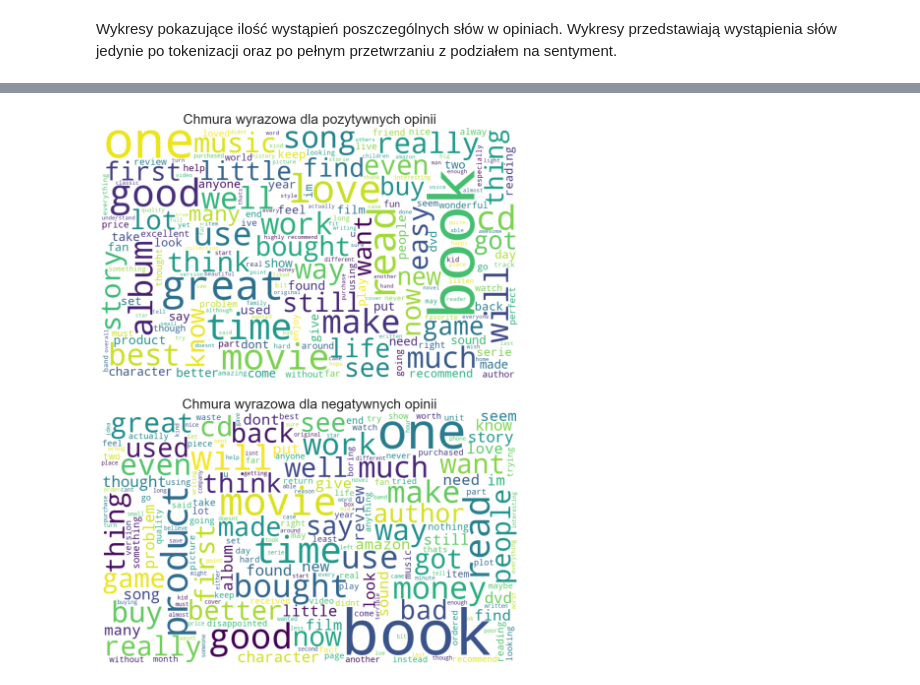
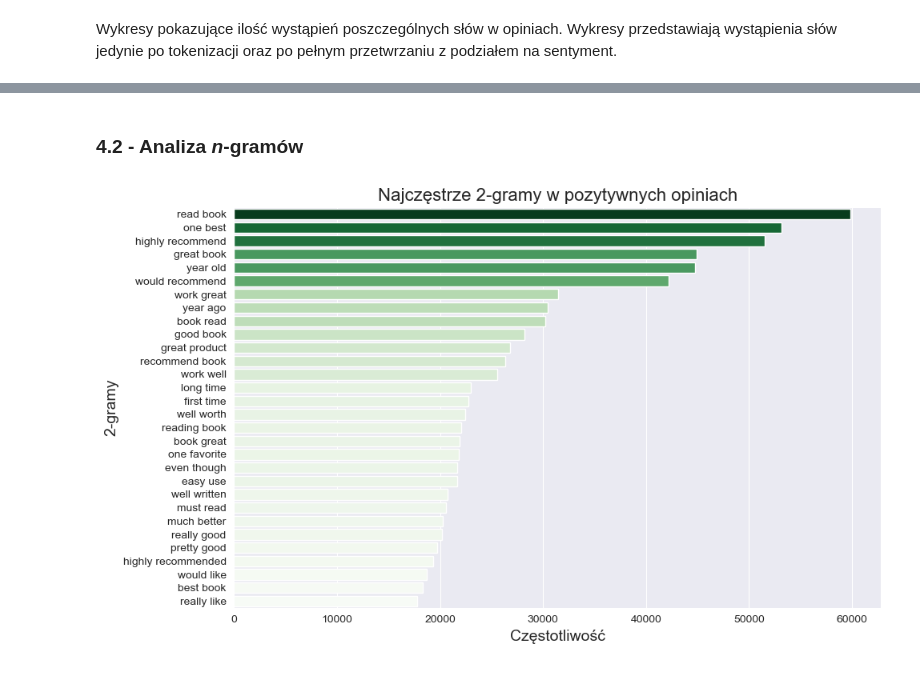
Before and after one commit to piatek5/ML-models-and-classifiers-analisis, a Jupyter notebook: main_notebook.ipynb, the cells around one changed output, grey strips where cells are left out. Drawn from its saved outputs; the diff is of its cells as text; code cells hidden in the pictures.

```diff
--- a/main_notebook.ipynb
+++ b/main_notebook.ipynb
@@ -270,23 +444,32 @@ plt.show()
-# %%
-positive_reviews = " ".join(curr_df[curr_df['opinion'] == 2]['Cleaned_Review'].tolist())
-negative_reviews = " ".join(curr_df[curr_df['opinion'] == 1]['Cleaned_Review'].tolist())
-
-wordcloud_positive = WordCloud(width=1000, height=600, background_color='white', max_font_size=150).generate(positive_reviews)
-wordcloud_negative = WordCloud(width=1000, height=600, background_color='white', max_font_size=150).generate(negative_reviews)
-
-plt.figure(figsize=(10, 12))
-
-plt.subplot(2, 1, 1)
-plt.imshow(wordcloud_positive, interpolation='bilinear')
-plt.title('Chmura wyrazowa dla pozytywnych opinii', fontsize=20)
-plt.axis('off')
-
-plt.subplot(2, 1, 2)
-plt.imshow(wordcloud_negative, interpolation='bilinear')
-plt.title('Chmura wyrazowa dla negatywnych opinii', fontsize=20)
-plt.axis('off')
-
-plt.tight_layout(pad=3)
-plt.show()
-# %% [output]
-[figure, removed]
+# %% [markdown]
+### 4.2 - Analiza *n*-gramów
+# %%
+def get_ngrams(corpus, ngram_range=(2,2)):
+    vec = CountVectorizer(
+    ngram_range=ngram_range,
+    min_df=5,
+    max_features=1000).fit(corpus)
+    bag_of_words = vec.transform(corpus)
+    sum_words = bag_of_words.sum(axis=0)
+
+    words_freq = [(word, sum_words[0, idx]) for word, idx in vec.vocabulary_.items()]
+    words_freq = sorted(words_freq, key=lambda x: x[1], reverse=True)
+
+    return words_freq
+# %%
+def plot_ngrams(ngrams, sentiment, color, ngram='n', n=30):
+    ngrams = ngrams[:n]
+    combinations_, counts = zip(*ngrams)
+    plt.figure(figsize=(10, 6))
+    sns.barplot(x=counts, y=combinations_, palette=color, hue=counts, legend=False)
+    plt.title(f'Najczęstrze {ngram}-gramy w {sentiment} opiniach', fontsize=16)
+    plt.xlabel('Częstotliwość', fontsize=14)
+    plt.ylabel(f'{ngram}-gramy', fontsize=14)
+    plt.tight_layout()
+    plt.show()
+# %%
+two_grams_positive = get_ngrams(positive_reviews, ngram_range=(2,2))
+# %%
+plot_ngrams(two_grams_positive, 'pozytywnych', 'Greens', ngram='2')
+# %% [output]
+[figure, added]
```
Also changed, not shown: parts of 79 cells of this notebook, 1 other file.
